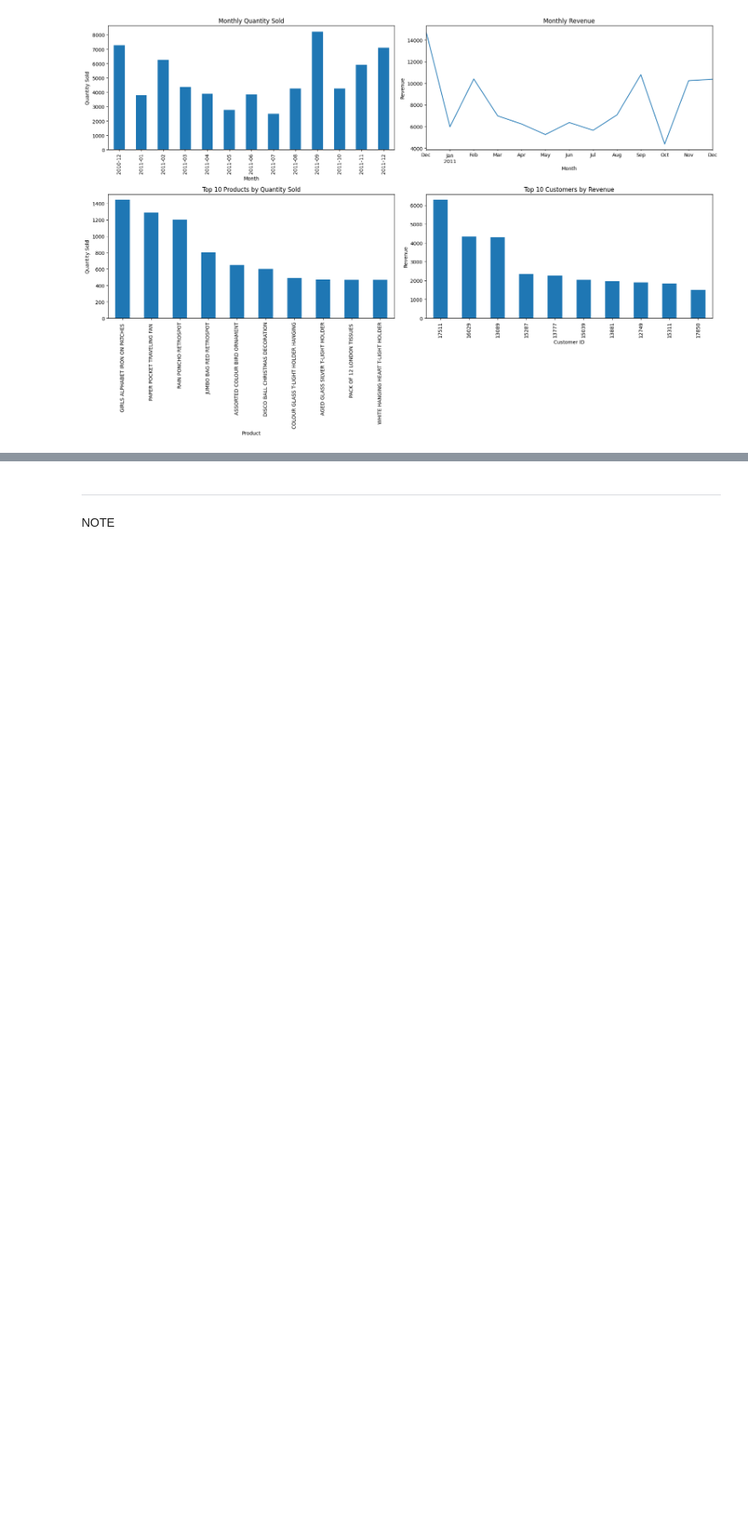
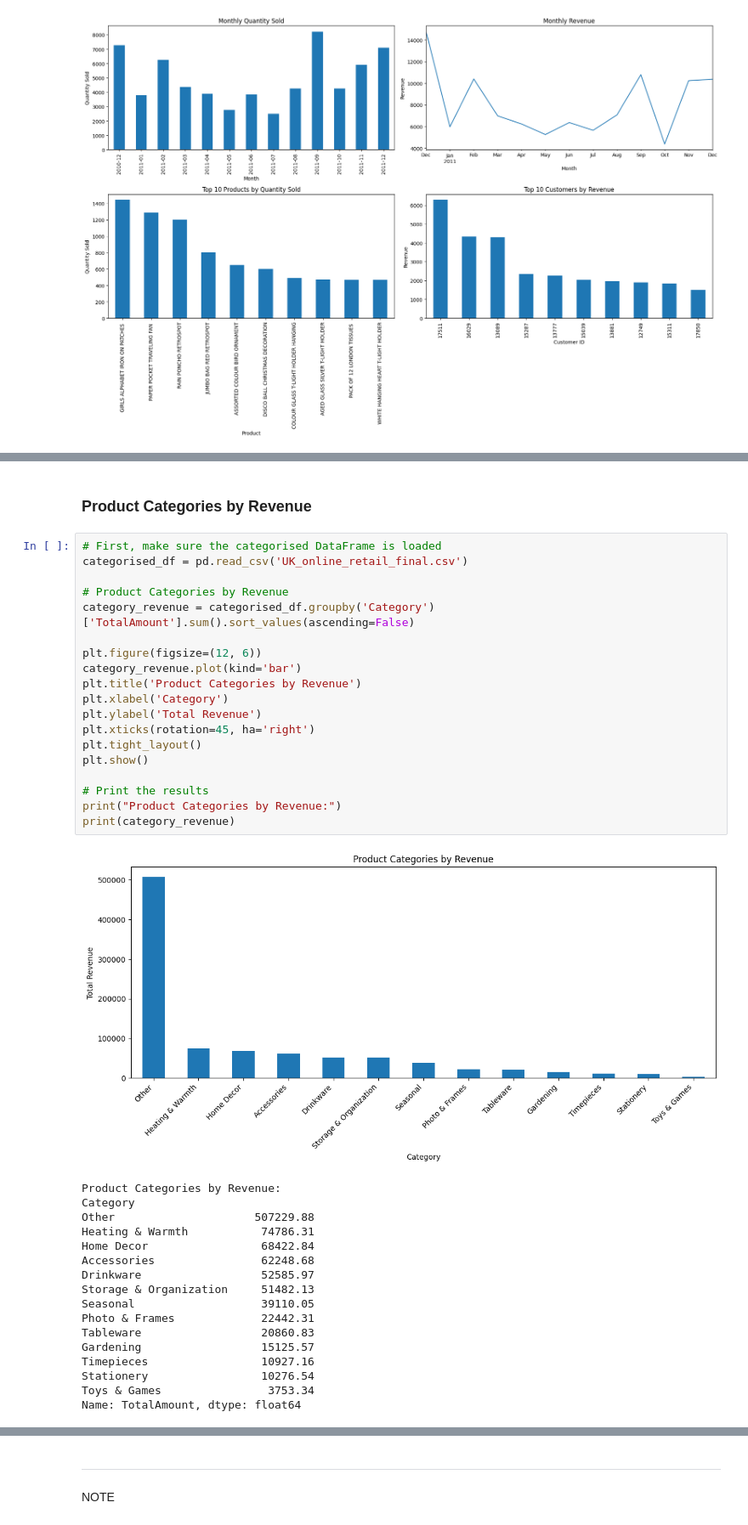
Before and after one commit to Tee-DataA/Online_Retail_Sales_Analysis, a Jupyter notebook: jupyter_notebooks/Notebook_Template.ipynb, the cells around one changed output, grey strips where cells are left out. Shown at 85% size. Saved outputs shown, nothing was run; the diff lists cells and outputs as text; blank space fills up the shorter version.

```diff
--- a/jupyter_notebooks/Notebook_Template.ipynb
+++ b/jupyter_notebooks/Notebook_Template.ipynb
@@ -781,0 +807,39 @@ test
+# %% [markdown]
+### Product Categories by Revenue
+# %%
+# First, make sure the categorised DataFrame is loaded
+categorised_df = pd.read_csv('UK_online_retail_final.csv')
+
+# Product Categories by Revenue
+category_revenue = categorised_df.groupby('Category')['TotalAmount'].sum().sort_values(ascending=False)
+
+plt.figure(figsize=(12, 6))
+category_revenue.plot(kind='bar')
+plt.title('Product Categories by Revenue')
+plt.xlabel('Category')
+plt.ylabel('Total Revenue')
+plt.xticks(rotation=45, ha='right')
+plt.tight_layout()
+plt.show()
+
+# Print the results
+print("Product Categories by Revenue:")
+print(category_revenue)
+# %% [output]
+[figure, added]
+Product Categories by Revenue:
+Category
+Other                     507229.88
+Heating & Warmth           74786.31
+Home Decor                 68422.84
+Accessories                62248.68
+Drinkware                  52585.97
+Storage & Organization     51482.13
+Seasonal                   39110.05
+Photo & Frames             22442.31
+Tableware                  20860.83
+Gardening                  15125.57
+Timepieces                 10927.16
+Stationery                 10276.54
+Toys & Games                3753.34
+Name: TotalAmount, dtype: float64
```
Also changed, not shown: parts of 17 cells of this notebook.
